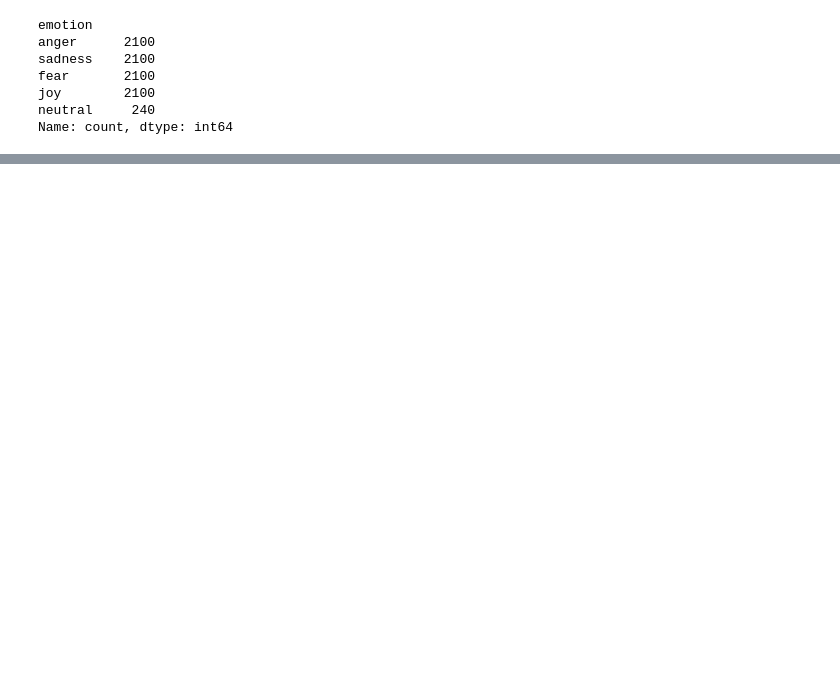
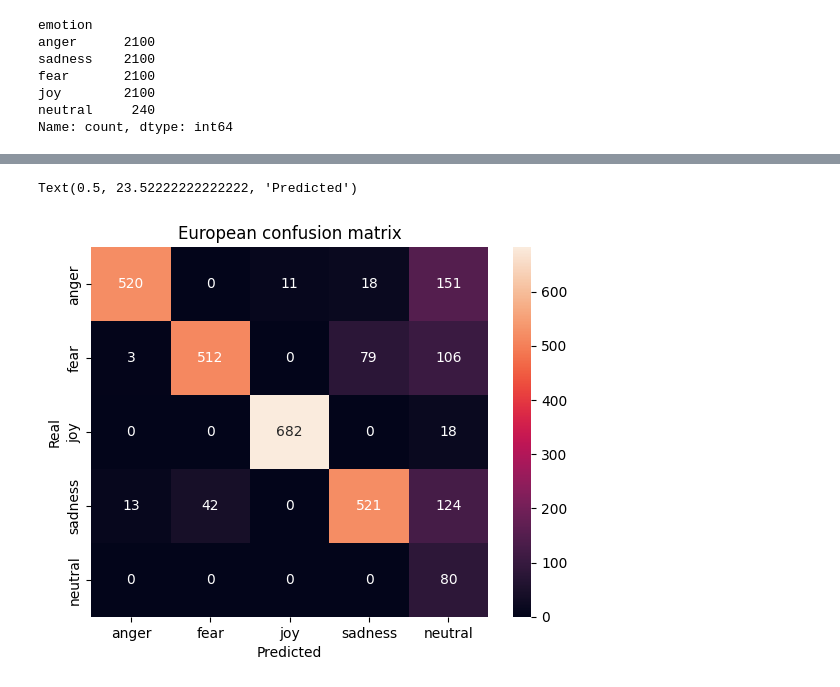
Before and after one commit to pysentimiento/pysentimiento, a Jupyter notebook: notebooks/fairness/equity-corpus.ipynb, the cells around one changed output, grey strips where cells are left out. Saved outputs shown, nothing was run; the diff lists cells and outputs as text; code cells hidden in the pictures; blank space fills up the shorter version.

```diff
--- a/notebooks/fairness/equity-corpus.ipynb
+++ b/notebooks/fairness/equity-corpus.ipynb
@@ -148,0 +235,11 @@ Name: count, dtype: int64
+# %%
+
+sns.heatmap(cm_european, annot=True, fmt="d", xticklabels=["anger", "fear", "joy", "sadness", "neutral"], yticklabels=["anger", "fear", "joy", "sadness", "neutral"])
+
+# Add "Real"
+plt.title("European confusion matrix")
+plt.ylabel("Real")
+plt.xlabel("Predicted")
+# %% [output]
+Text(0.5, 23.52222222222222, 'Predicted')
+[figure, added]
```
Also changed, not shown: parts of 11 cells of this notebook.
